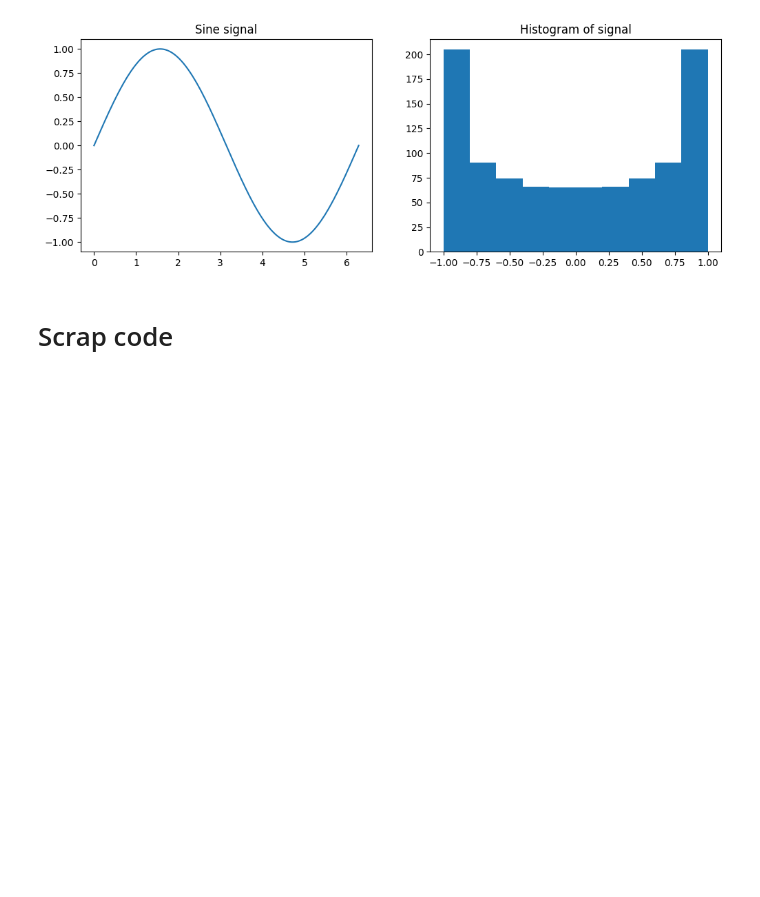
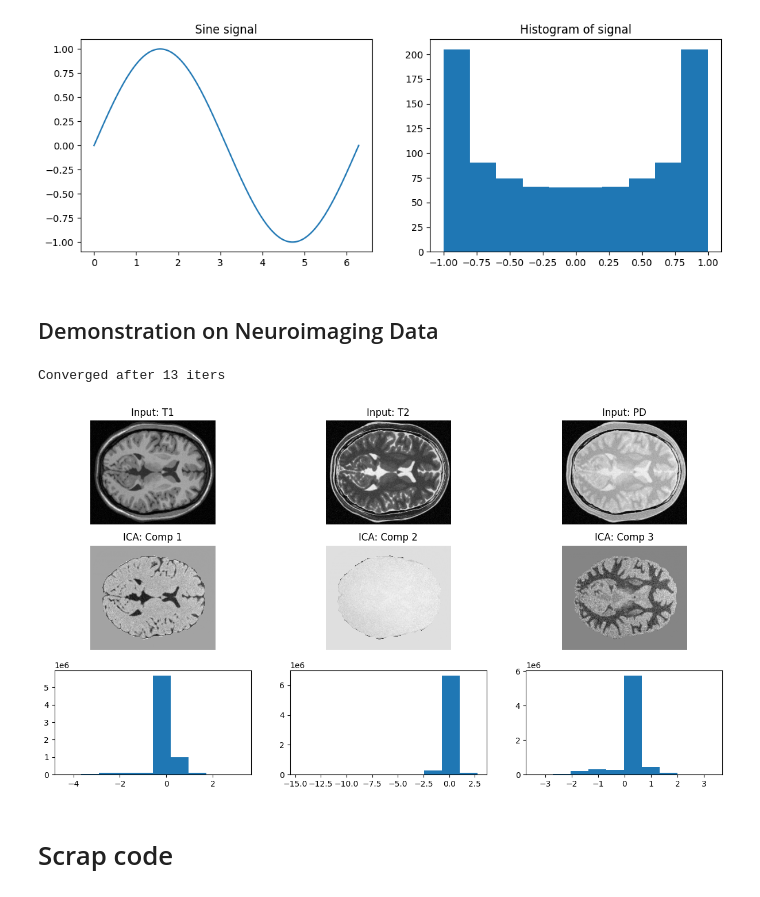
Before and after one commit to mkim-MASI/ConceptNotes, a Jupyter notebook: ICA/ica.ipynb, the cells around one changed output. Saved outputs shown, nothing was run; the diff lists cells and outputs as text; code cells hidden in the pictures; blank space fills up the shorter version.

Commit message:
added usable implementation. added neuroimaging example to ipynb. edited README

```diff
--- a/ICA/ica.ipynb
+++ b/ICA/ica.ipynb
@@ -265,6 +264,69 @@ ax[1].set_title("Histogram of signal")
 # %% [output]
 Text(0.5, 1.0, 'Histogram of signal')
 [figure]
+# %% [markdown]
+## Demonstration on Neuroimaging Data
+# %%
+import nibabel as nib
+
+#data downloaded from BrainWeb
+
+imgs = {
+    'T1': nib.load('data/t1.nii.gz'),
+    'T2': nib.load('data/t2.nii.gz'),
+    'PD': nib.load('data/pd.nii.gz'),
+}
+mask_img = nib.load('data/mask.nii.gz')
+
+data_dict = {k: img.get_fdata() for k, img in imgs.items()}
+mask = mask_img.get_fdata() > 0
+X_flat = []
+for modality in ['T1', 'T2', 'PD']:
+    # Select only brain voxels -> creates a 1D vector
+    flat_vector = data_dict[modality][mask].flatten()
+    X_flat.append(flat_vector)
+
+results = my_ica.run_ICA(X_flat, n_components=3)
+
+S = results['S']
+image_shape = mask.shape
+
+component_images = []
+
+for i in range(S.shape[0]):
+    # Create an empty 3D volume
+    vol = np.zeros(image_shape) #np.zeros(data_dict['T1'].shape)
+    # Fill the brain voxels with the ICA component values
+    #vol = S[i, :].reshape(data_dict['T1'].shape)
+    vol[mask] = S[i, :]
+    component_images.append(vol)
+
+
+z_slice = 80 # Pick a middle slice
+fig, axes = plt.subplots(3, 3, figsize=(15, 8))
+
+# Plot Inputs
+for i, mod in enumerate(['T1', 'T2', 'PD']):
+    axes[0, i].imshow(data_dict[mod][z_slice, :, :].T, cmap='gray', origin='lower')
+    axes[0, i].set_title(f'Input: {mod}')
+    axes[0, i].axis('off')
+
+# Plot Outputs (The separated tissues)
+tissues = ['Comp 1', 'Comp 2', 'Comp 3']
+for i in range(len(component_images)):
+    # ICA magnitude is arbitrary, so we take abs() or standardizing for viewing often helps
+    data_mat = component_images[i][z_slice, :, :].T
+    #data_mat[data_mat<=0] = np.nan
+    axes[1, i].imshow(data_mat, cmap='gray', origin='lower')
+    axes[1, i].set_title(f'ICA: {tissues[i]}')
+    axes[1, i].axis('off')
+
+#plot histograms of intensities
+for i in range(len(component_images)):
+    axes[2,i].hist(component_images[i].flatten())
+# %% [output]
+Converged after 13 iters
+[figure, added]
 # %% [markdown]
 # Scrap code
 # %%
```
Also changed, not shown: parts of 3 cells of this notebook, 3 other files.
